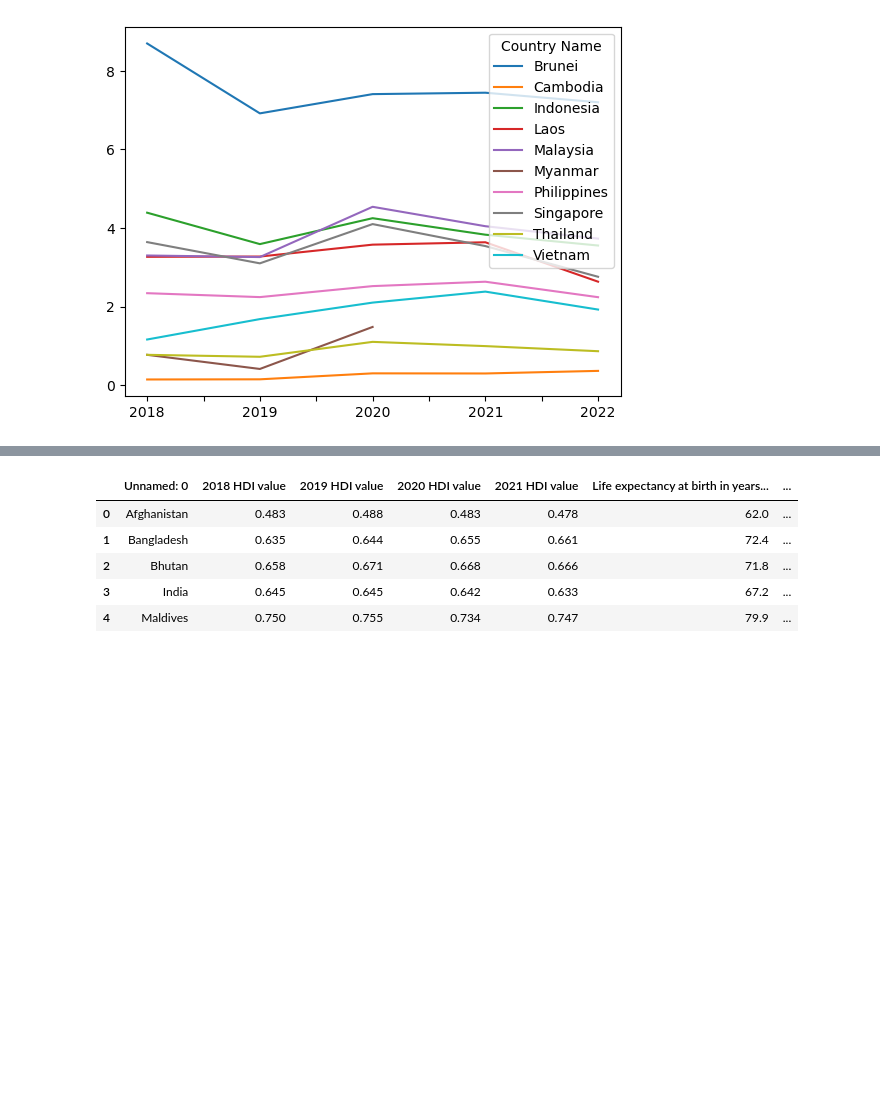
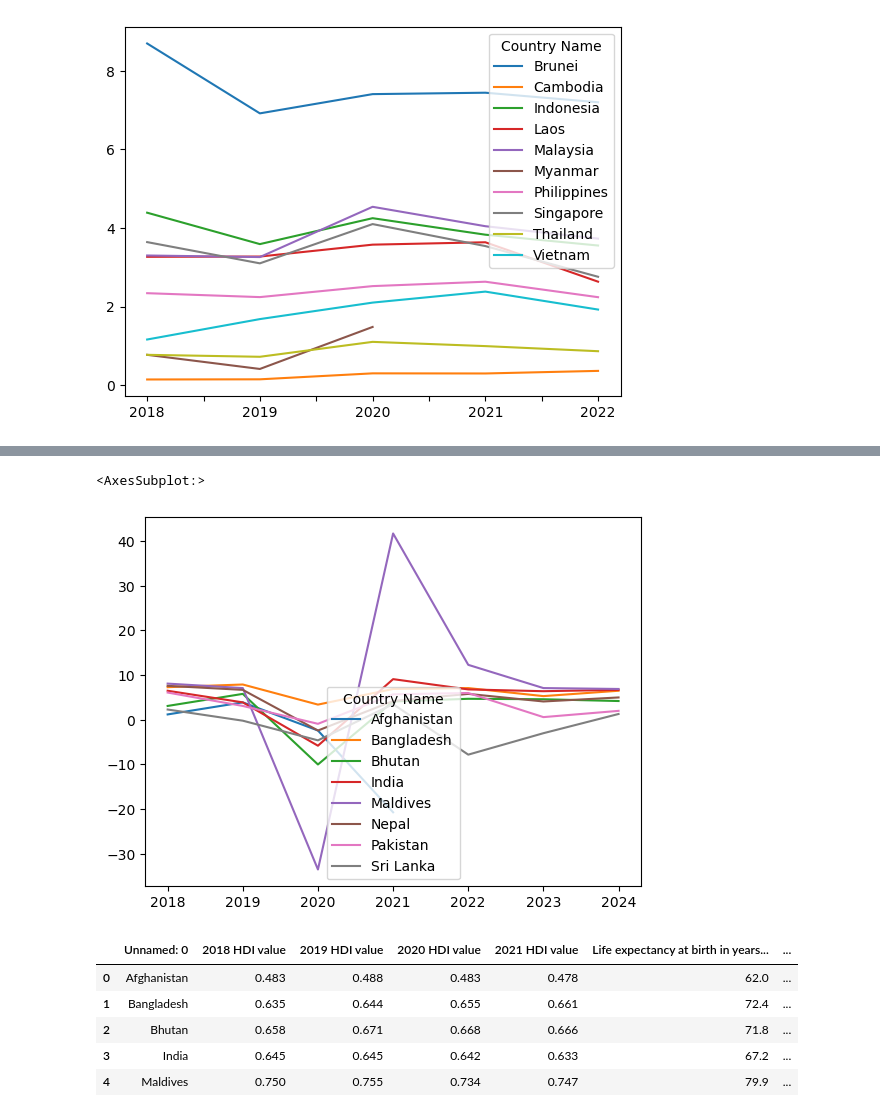
Before and after one commit to RuizLorenzoChavez/asean-datascience, a Jupyter notebook: GillCleaning.ipynb, the cells around one changed output, grey strips where cells are left out. Saved outputs shown, nothing was run; the diff lists cells and outputs as text; code cells hidden in the pictures; blank space fills up the shorter version.

```diff
--- a/GillCleaning.ipynb
+++ b/GillCleaning.ipynb
@@ -275,0 +323,6 @@ GDPgrowth.head()
+# %%
+GDPgrowth_SouthAsia_w2yearprojection = pd.read_csv('cleaned-data/SouthAsia_GDPgrowth_cleaned.csv')
+GDPgrowth_SouthAsia_w2yearprojection_transposed = GDPgrowth_SouthAsia_w2yearprojection.T
+GDPgrowth_SouthAsia_w2yearprojection_transposed.columns = GDPgrowth_SouthAsia_w2yearprojection_transposed.iloc[0] # setting new index
+GDPgrowth_SouthAsia_w2yearprojection_transposed_new = GDPgrowth_SouthAsia_w2yearprojection_transposed[1:] #creating a new dataframe by removing extra row
+GDPgrowth_SouthAsia_w2yearprojection_transposed_new
@@ -276,3 +338,8 @@ GDPgrowth.head()
+# %%
+GDPgrowth_SouthAsia_w2yearprojection_transposed_new.plot(kind = 'line')
+# %% [output]
+<AxesSubplot:>
+[figure, added]
 # %%
 HDI.head()
 # %% [output]
```
Also changed, not shown: parts of 13 cells of this notebook, 3 other files.
